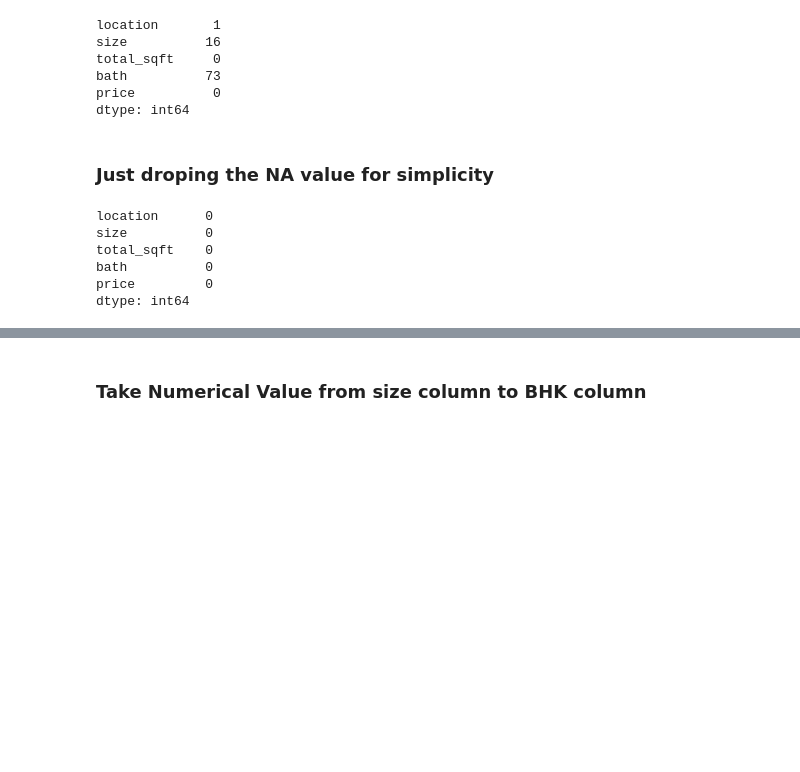
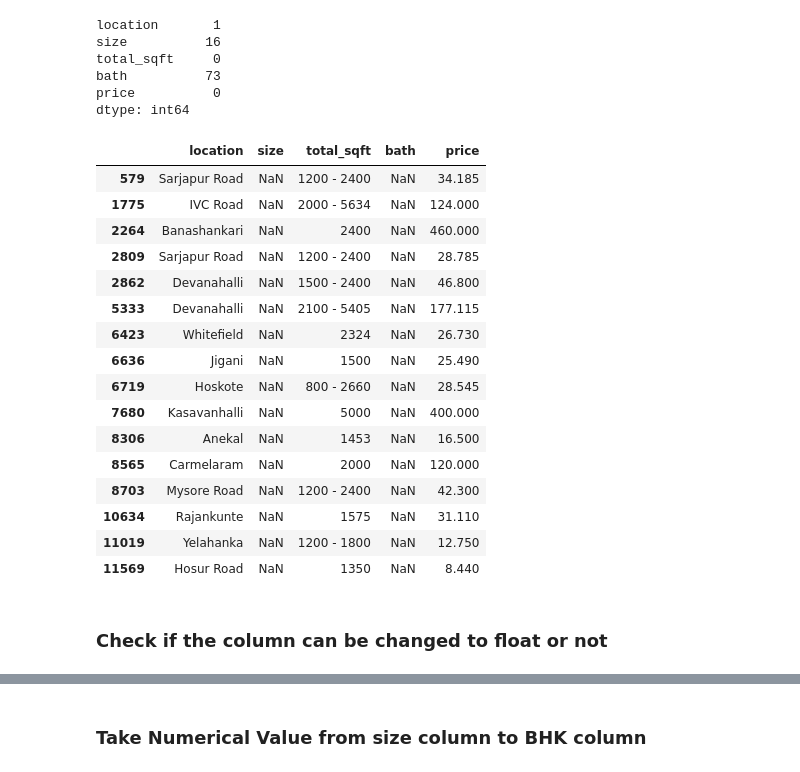
Before and after one commit to sumitjoshi10/PredictPrice, a Jupyter notebook: notebook/Price_Prediction.ipynb, the cells around one changed output, grey strips where cells are left out. Drawn from its saved outputs; the diff is of its cells as text; code cells hidden in the pictures; blank space fills up the shorter version.

```diff
--- a/Price_Prediction.ipynb
+++ b/notebook/Price_Prediction.ipynb
@@ -6,7 +6,7 @@ import matplotlib_inline
 import matplotlib
 matplotlib.rcParams["figure.figsize"] = (20,10)
 # %%
-df1 = pd.read_csv("Price.csv")
+df1 = pd.read_csv("data/Price.csv")
 df1.head()
 # %% [output]
 |  | area_type | availability | location | size | society | total_sqft | bath | balcony | price |
@@ -68,15 +68,25 @@ total_sqft     0
 bath          73
 price          0
 dtype: int64
-# %% [markdown]
-### Just droping the NA value for simplicity
-# %%
-df3 = df2.dropna()
-df3.isnull().sum()
-# %% [output]
-location      0
-size          0
-total_sqft    0
-bath          0
-price         0
-dtype: int64
+# %%
+df2[df2["size"].isnull()]
+# %% [output]
+|  | location | size | total_sqft | bath | price |
+| 579 | Sarjapur Road | NaN | 1200 - 2400 | NaN | 34.185 |
+| 1775 | IVC Road | NaN | 2000 - 5634 | NaN | 124.000 |
+| 2264 | Banashankari | NaN | 2400 | NaN | 460.000 |
+| 2809 | Sarjapur Road | NaN | 1200 - 2400 | NaN | 28.785 |
+| 2862 | Devanahalli | NaN | 1500 - 2400 | NaN | 46.800 |
+| 5333 | Devanahalli | NaN | 2100 - 5405 | NaN | 177.115 |
+| 6423 | Whitefield | NaN | 2324 | NaN | 26.730 |
+| 6636 | Jigani | NaN | 1500 | NaN | 25.490 |
+| 6719 | Hoskote | NaN | 800 - 2660 | NaN | 28.545 |
+| 7680 | Kasavanhalli | NaN | 5000 | NaN | 400.000 |
+| 8306 | Anekal | NaN | 1453 | NaN | 16.500 |
+| 8565 | Carmelaram | NaN | 2000 | NaN | 120.000 |
+| 8703 | Mysore Road | NaN | 1200 - 2400 | NaN | 42.300 |
+| 10634 | Rajankunte | NaN | 1575 | NaN | 31.110 |
+| 11019 | Yelahanka | NaN | 1200 - 1800 | NaN | 12.750 |
+| 11569 | Hosur Road | NaN | 1350 | NaN | 8.440 |
+# %% [markdown]
+### Check if the column can be changed to float or not
```
Also changed, not shown: parts of 32 cells of this notebook, 11 other files.
